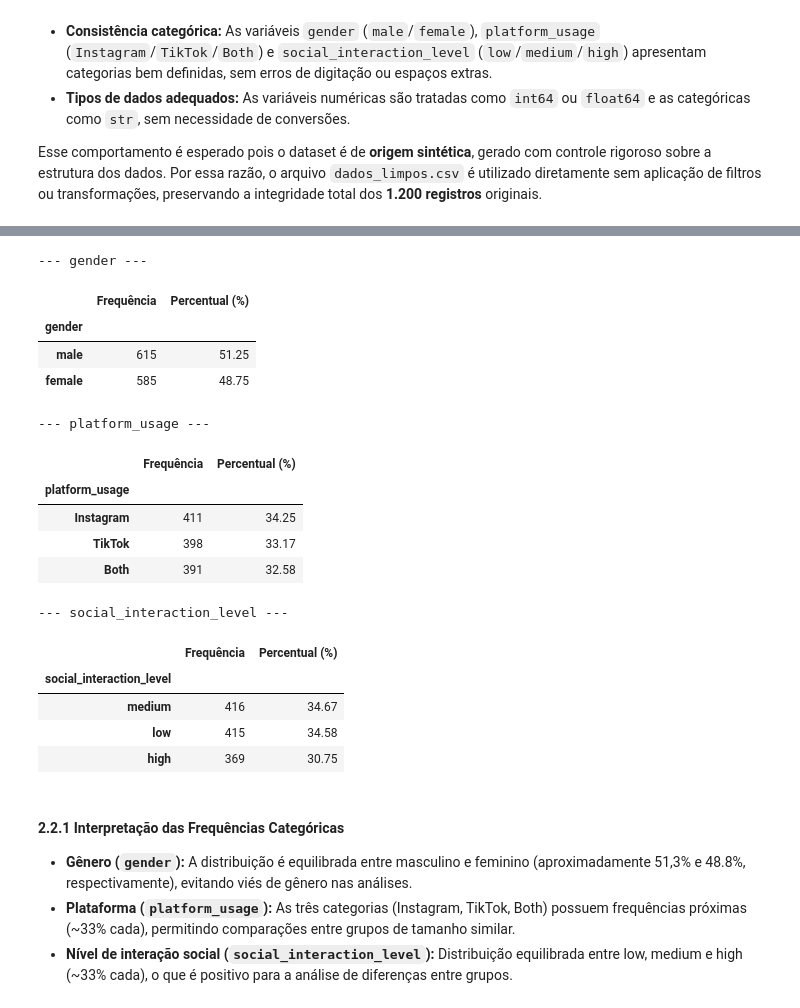
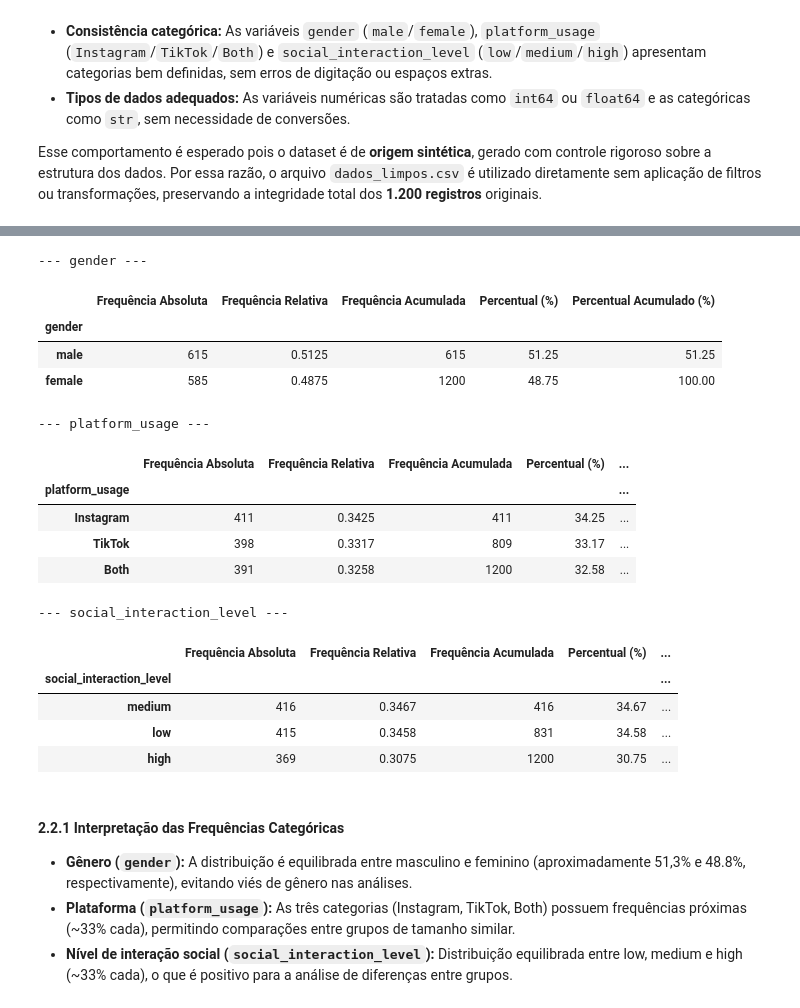
Before and after one commit to FelipeNoglidi/Estatistica_Analise_Estrutural_Saude_Mental, a Jupyter notebook: Trabalho_Estatistica.ipynb, the cells around one changed output, grey strips where cells are left out. Drawn from its saved outputs; the diff is of its cells as text; code cells hidden in the pictures.

```diff
--- a/Trabalho_Estatistica.ipynb
+++ b/Trabalho_Estatistica.ipynb
@@ -202,7 +202,7 @@ display(descritivas)
 | addiction_level | 5.5650 | 6.00 | 6.00 | 2.8306 | 8.0125 | 1.0 | 3.0 | 6.00 | 8.00 | 10.0 |
 | depression_label | 0.0258 | 0.00 | 0.00 | 0.1587 | 0.0252 | 0.0 | 0.0 | 0.00 | 0.00 | 1.0 |
 # %%
-n_vars = len(numericas.columns)
+n_vars = len(numericas.columns) - 1  # exclui depression_label (binária, ver gráfico de barras abaixo)
 n_cols = 3
 n_rows = (n_vars + n_cols - 1) // n_cols
 
@@ -210,24 +210,28 @@ fig, axes = plt.subplots(n_rows, n_cols, figsize=(18, n_rows * 4))
 fig.suptitle('Distribuição das Variáveis Numéricas', fontsize=16, fontweight='bold', color='#2c3e50', y=1.01)
 
 axes = axes.flatten()
-paleta = sns.color_palette('muted', n_colors=n_vars)
+cols_continuas = [c for c in numericas.columns if c != 'depression_label']
+paleta = sns.color_palette('muted', n_colors=len(cols_continuas))
 
-for i, col in enumerate(numericas.columns):
+for i, col in enumerate(cols_continuas):
     ax = axes[i]
     dados = numericas[col].dropna()
 
-    ax.hist(dados, bins=20, color=paleta[i], alpha=0.5, density=True, edgecolor='white', linewidth=0.5)
+    if pd.api.types.is_integer_dtype(dados):
+        bins = np.arange(dados.min() - 0.5, dados.max() + 1.5, 1)
+    else:
+        bins = 20
 
-    kde_x = np.linspace(dados.min(), dados.max(), 300)
-    kde = stats.gaussian_kde(dados)
-    ax.plot(kde_x, kde(kde_x), color=paleta[i], linewidth=2.5)
+    ax.hist(dados, bins=bins, color=paleta[i], alpha=0.7, density=True, edgecolor='white', linewidth=0.5)
 
-    media = dados.mean()
+    q1 = dados.quantile(0.25)
     mediana = dados.median()
+    q3 = dados.quantile(0.75)
     assimetria = dados.skew()
 
-    ax.axvline(media,   color='#e74c3c', linewidth=1.8, linestyle='--', label=f'Média: {media:.2f}')
-    ax.axvline(mediana, color='#2980b9', linewidth=1.8, linestyle='-',  label=f'Mediana: {mediana:.2f}')
+    ax.axvline(q1, color='#27ae60', linewidth=1.4, linestyle=':', label=f'Q1: {q1:.2f}')
+    ax.axvline(mediana, color='#2980b9', linewidth=1.8, linestyle='-', label=f'Mediana (Q2): {mediana:.2f}')
+    ax.axvline(q3, color='#27ae60', linewidth=1.4, linestyle=':', label=f'Q3: {q3:.2f}')
 
     if abs(assimetria) < 0.3:
         direcao = 'aproximadamente simétrica'
@@ -263,31 +293,41 @@ plt.show()
 # %%
 # Frequências das variáveis categóricas
 categoricas = ['gender', 'platform_usage', 'social_interaction_level']
 
 for col in categoricas:
-    freq = df[col].value_counts()
-    perc = df[col].value_counts(normalize=True).mul(100).round(2)
-    tabela = pd.DataFrame({'Frequência': freq, 'Percentual (%)': perc})
+    freq_abs = df[col].value_counts()
+    freq_rel = df[col].value_counts(normalize=True).round(4)
+    freq_acum = freq_abs.cumsum()
+    perc = freq_rel.mul(100).round(2)
+    perc_acum = perc.cumsum().round(2)
+
+    tabela = pd.DataFrame({
+        'Frequência Absoluta': freq_abs,
+        'Frequência Relativa': freq_rel,
+        'Frequência Acumulada': freq_acum,
+        'Percentual (%)': perc,
+        'Percentual Acumulado (%)': perc_acum,
+    })
     print(f'\n--- {col} ---')
     display(tabela)
 # %% [output]
 --- gender ---
-|  | Frequência | Percentual (%) |
-| gender |  |  |
-| male | 615 | 51.25 |
-| female | 585 | 48.75 |
+|  | Frequência Absoluta | Frequência Relativa | Frequência Acumulada | Percentual (%) | Percentual Acumulado (%) |
+| gender |  |  |  |  |  |
+| male | 615 | 0.5125 | 615 | 51.25 | 51.25 |
+| female | 585 | 0.4875 | 1200 | 48.75 | 100.00 |
 --- platform_usage ---
-|  | Frequência | Percentual (%) |
-| platform_usage |  |  |
-| Instagram | 411 | 34.25 |
-| TikTok | 398 | 33.17 |
-| Both | 391 | 32.58 |
+|  | Frequência Absoluta | Frequência Relativa | Frequência Acumulada | Percentual (%) | ... |
+| platform_usage |  |  |  |  | ... |
+| Instagram | 411 | 0.3425 | 411 | 34.25 | ... |
+| TikTok | 398 | 0.3317 | 809 | 33.17 | ... |
+| Both | 391 | 0.3258 | 1200 | 32.58 | ... |
 --- social_interaction_level ---
-|  | Frequência | Percentual (%) |
-| social_interaction_level |  |  |
-| medium | 416 | 34.67 |
-| low | 415 | 34.58 |
-| high | 369 | 30.75 |
+|  | Frequência Absoluta | Frequência Relativa | Frequência Acumulada | Percentual (%) | ... |
+| social_interaction_level |  |  |  |  | ... |
+| medium | 416 | 0.3467 | 416 | 34.67 | ... |
+| low | 415 | 0.3458 | 831 | 34.58 | ... |
+| high | 369 | 0.3075 | 1200 | 30.75 | ... |
 # %% [markdown]
 #### 2.2.1 Interpretação das Frequências Categóricas
 
```
Also changed, not shown: parts of 22 cells of this notebook.
